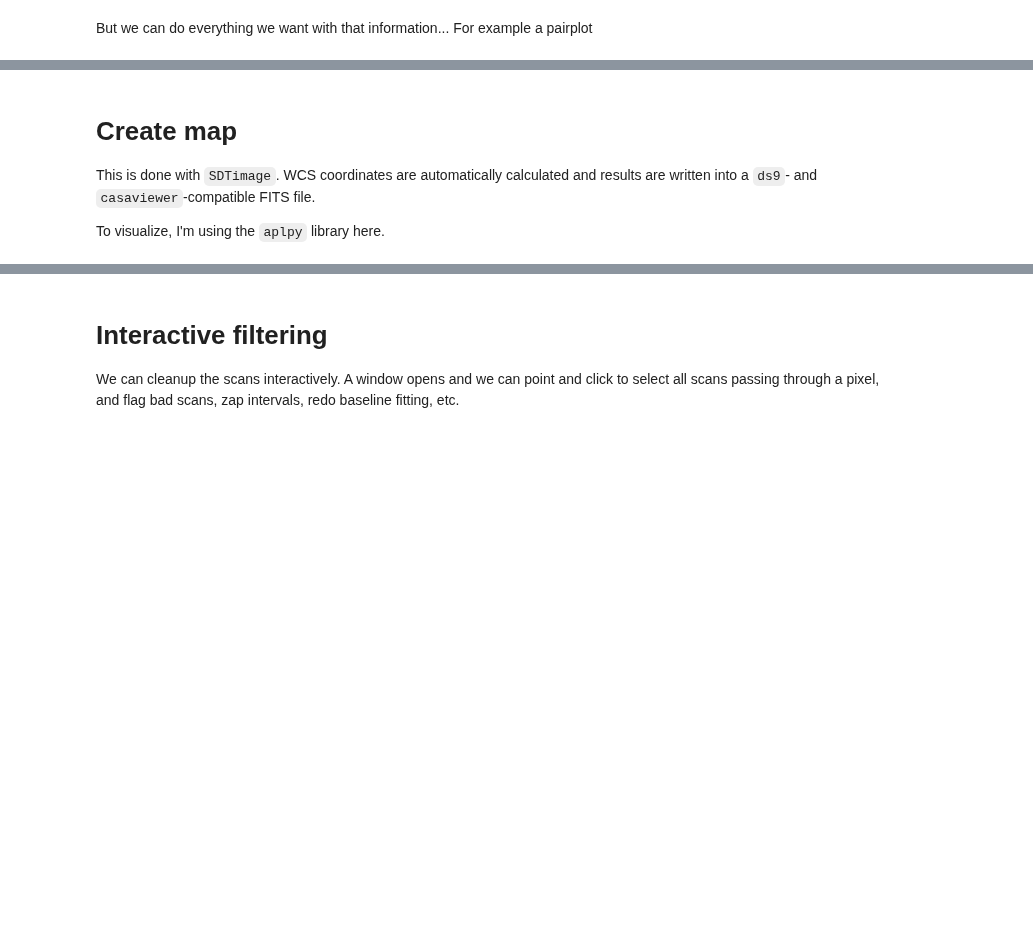
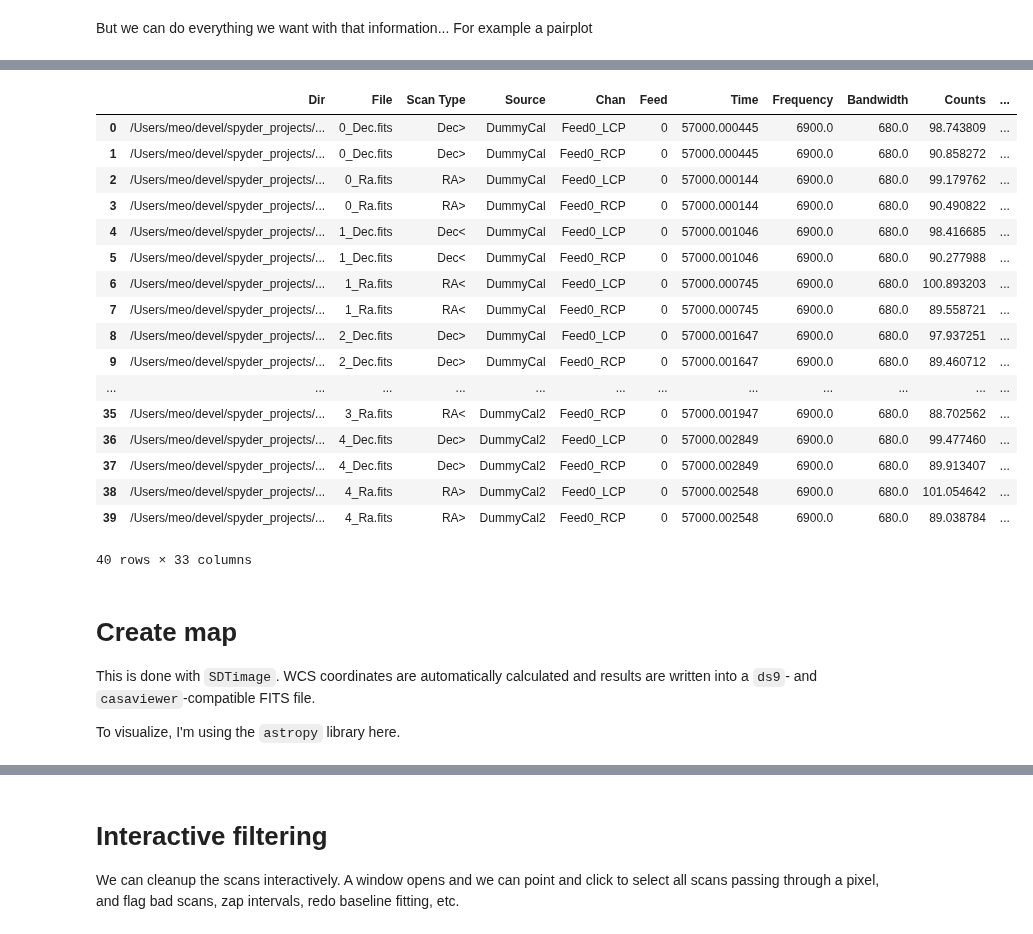
Before and after one commit to discos/srt-single-dish-tools, a Jupyter notebook: notebooks/Introduction to the SRT Single Dish Tools.ipynb, the cells around one changed output, grey strips where cells are left out. Drawn from its saved outputs; the diff is of its cells as text; code cells hidden in the pictures; blank space fills up the shorter version.

```diff
--- a/notebooks/Introduction to the SRT Single Dish Tools.ipynb
+++ b/notebooks/Introduction to the SRT Single Dish Tools.ipynb
@@ -252,7 +256,28 @@ pairplot(table, vars=['Elevation', 'Azimuth', 'Flux/Counts', 'Flux/T'])
+# %%
+table
+# %% [output]
+|  | Dir | File | Scan Type | Source | Chan | Feed | Time | Frequency | Bandwidth | Counts | ... |
+| 0 | /Users/meo/devel/spyder_projects/... | 0_Dec.fits | Dec> | DummyCal | Feed0_LCP | 0 | 57000.000445 | 6900.0 | 680.0 | 98.743809 | ... |
+| 1 | /Users/meo/devel/spyder_projects/... | 0_Dec.fits | Dec> | DummyCal | Feed0_RCP | 0 | 57000.000445 | 6900.0 | 680.0 | 90.858272 | ... |
+| 2 | /Users/meo/devel/spyder_projects/... | 0_Ra.fits | RA> | DummyCal | Feed0_LCP | 0 | 57000.000144 | 6900.0 | 680.0 | 99.179762 | ... |
+| 3 | /Users/meo/devel/spyder_projects/... | 0_Ra.fits | RA> | DummyCal | Feed0_RCP | 0 | 57000.000144 | 6900.0 | 680.0 | 90.490822 | ... |
+| 4 | /Users/meo/devel/spyder_projects/... | 1_Dec.fits | Dec< | DummyCal | Feed0_LCP | 0 | 57000.001046 | 6900.0 | 680.0 | 98.416685 | ... |
+| 5 | /Users/meo/devel/spyder_projects/... | 1_Dec.fits | Dec< | DummyCal | Feed0_RCP | 0 | 57000.001046 | 6900.0 | 680.0 | 90.277988 | ... |
+| 6 | /Users/meo/devel/spyder_projects/... | 1_Ra.fits | RA< | DummyCal | Feed0_LCP | 0 | 57000.000745 | 6900.0 | 680.0 | 100.893203 | ... |
+| 7 | /Users/meo/devel/spyder_projects/... | 1_Ra.fits | RA< | DummyCal | Feed0_RCP | 0 | 57000.000745 | 6900.0 | 680.0 | 89.558721 | ... |
+| 8 | /Users/meo/devel/spyder_projects/... | 2_Dec.fits | Dec> | DummyCal | Feed0_LCP | 0 | 57000.001647 | 6900.0 | 680.0 | 97.937251 | ... |
+| 9 | /Users/meo/devel/spyder_projects/... | 2_Dec.fits | Dec> | DummyCal | Feed0_RCP | 0 | 57000.001647 | 6900.0 | 680.0 | 89.460712 | ... |
+| ... | ... | ... | ... | ... | ... | ... | ... | ... | ... | ... | ... |
+| 35 | /Users/meo/devel/spyder_projects/... | 3_Ra.fits | RA< | DummyCal2 | Feed0_RCP | 0 | 57000.001947 | 6900.0 | 680.0 | 88.702562 | ... |
+| 36 | /Users/meo/devel/spyder_projects/... | 4_Dec.fits | Dec> | DummyCal2 | Feed0_LCP | 0 | 57000.002849 | 6900.0 | 680.0 | 99.477460 | ... |
+| 37 | /Users/meo/devel/spyder_projects/... | 4_Dec.fits | Dec> | DummyCal2 | Feed0_RCP | 0 | 57000.002849 | 6900.0 | 680.0 | 89.913407 | ... |
+| 38 | /Users/meo/devel/spyder_projects/... | 4_Ra.fits | RA> | DummyCal2 | Feed0_LCP | 0 | 57000.002548 | 6900.0 | 680.0 | 101.054642 | ... |
+| 39 | /Users/meo/devel/spyder_projects/... | 4_Ra.fits | RA> | DummyCal2 | Feed0_RCP | 0 | 57000.002548 | 6900.0 | 680.0 | 89.038784 | ... |
+40 rows × 33 columns
 # %% [markdown]
 # Create map
 
 This is done with `SDTimage`. WCS coordinates are automatically calculated and results are written into a `ds9`- and `casaviewer`-compatible FITS file.
 
-To visualize, I'm using the `aplpy` library here.
+To visualize, I'm using the `astropy` library here.
 # %%
```
Also changed, not shown: parts of 18 cells of this notebook.
